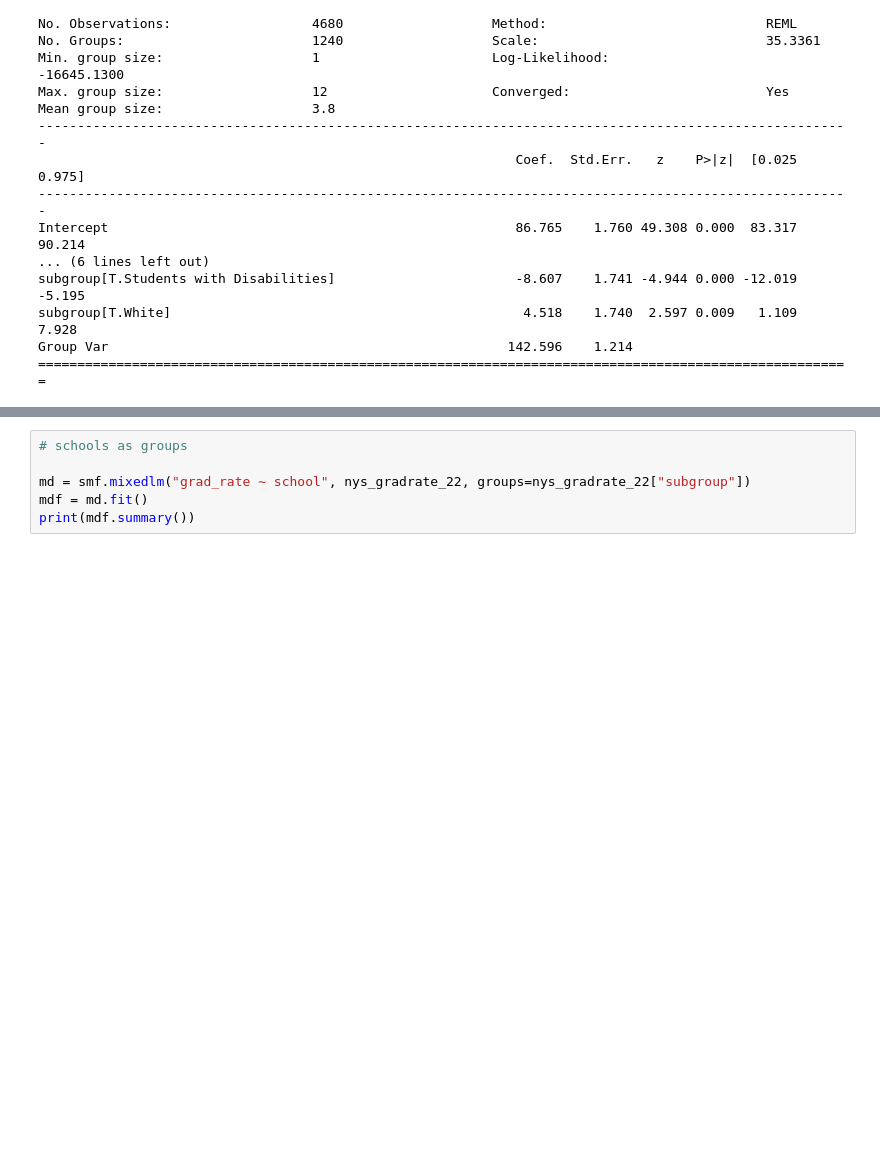
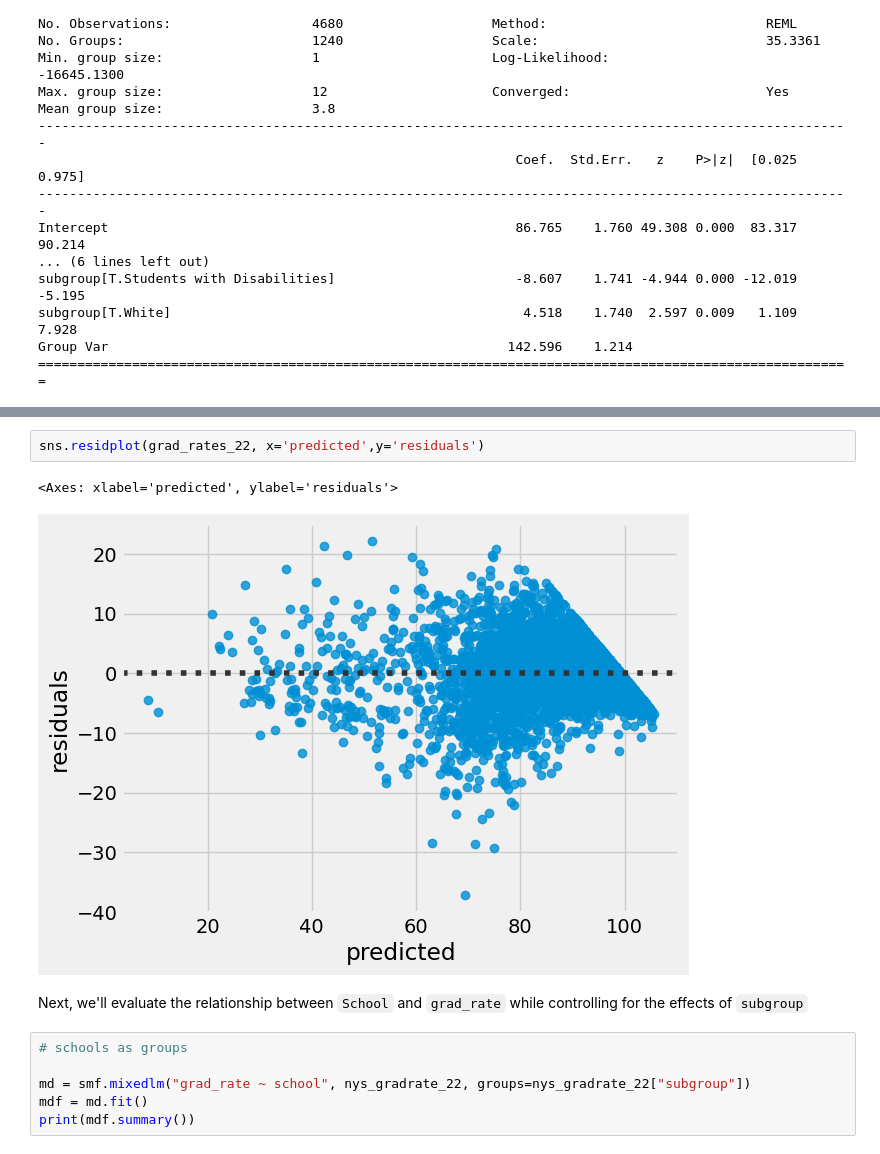
Before and after one commit to asoylatte03/nys-ell-grad-rate, a Jupyter notebook: modeling .ipynb, the cells around one changed output, grey strips where cells are left out. Saved outputs shown, nothing was run; the diff lists cells and outputs as text; blank space fills up the shorter version.

```diff
--- a/modeling .ipynb
+++ b/modeling .ipynb
@@ -143,3 +181,10 @@ Group Var                                                   142.596    1.214
+# %%
+sns.residplot(grad_rates_22, x='predicted',y='residuals')
+# %% [output]
+<Axes: xlabel='predicted', ylabel='residuals'>
+[figure, added]
+# %% [markdown]
+Next, we'll evaluate the relationship between `School` and `grad_rate` while controlling for the effects of `subgroup`
 # %%
 # schools as groups
 
```
Also changed, not shown: parts of 35 cells of this notebook.
